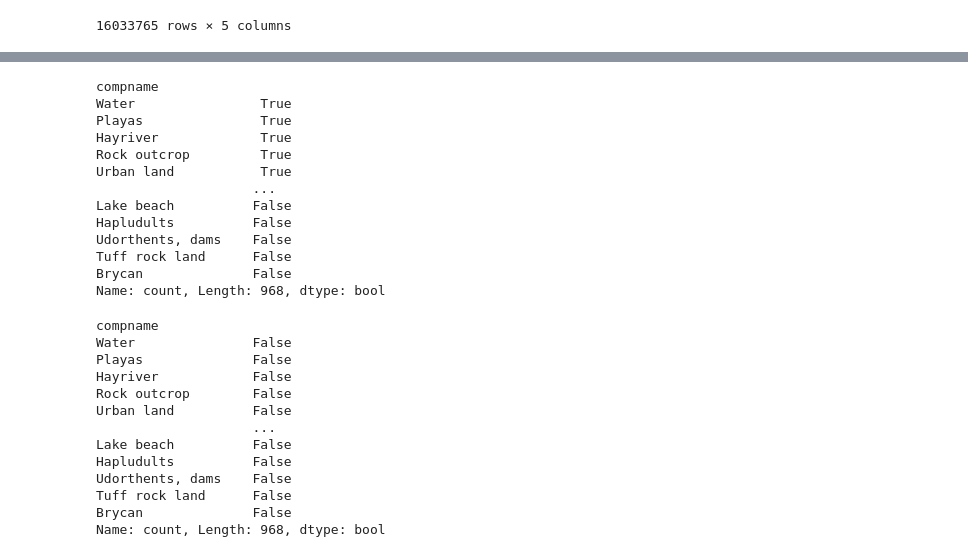
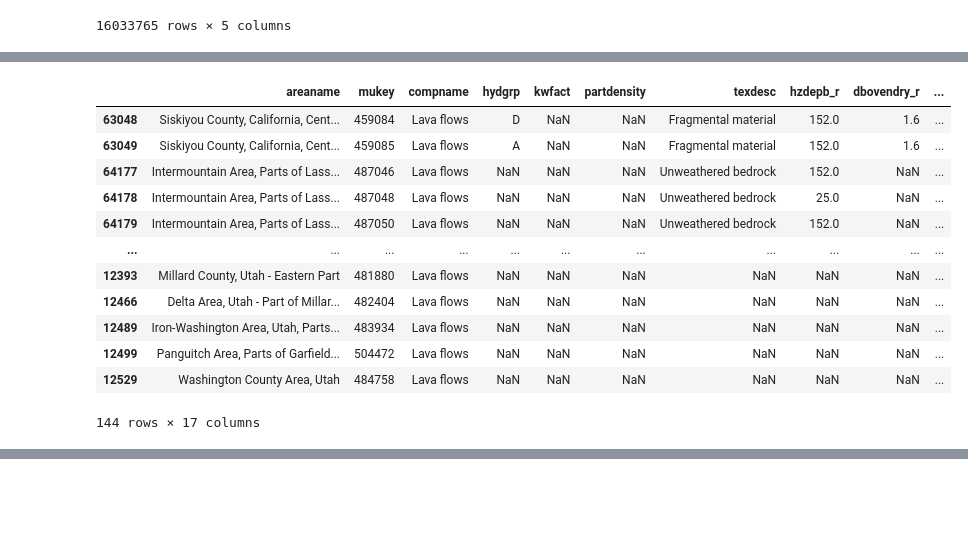
Before and after one commit to LucRSquared/pyagnps, a Jupyter notebook: notebooks/soil/survey_quality_control_cells_populated_soil_id_exists.ipynb, the cells around one changed output, grey strips where cells are left out. Cells and saved outputs as stored; diff of their text form; code cells hidden in the pictures; blank space fills up the shorter version.

Commit message:
exploring soils

```diff
--- a/notebooks/soil/survey_quality_control_cells_populated_soil_id_exists.ipynb
+++ b/notebooks/soil/survey_quality_control_cells_populated_soil_id_exists.ipynb
@@ -36,8 +36,8 @@ thucs = thucs.sort_values(by=["bbox_area_sqkm"], ascending=False)
 
 runlist = thucs['tophucid'].to_list()
 # %%
-soil_root_path =  Path('D:/AIMS/Datasets/Soil/DATABASE_POPULATION_TASKS/SDM_QUERY_AND_NITA_PROCESSING/ALL_US_v2_SSURGO_STATSGO2_RSS/')
-# soil_root_path = Path('../../inputs/soil/ALL_US_v2_SSURGO_STATSGO2_RSS/')
+# soil_root_path =  Path('D:/AIMS/Datasets/Soil/DATABASE_POPULATION_TASKS/SDM_QUERY_AND_NITA_PROCESSING/ALL_US_v2_SSURGO_STATSGO2_RSS/')
+soil_root_path = Path('../../inputs/soil/ALL_US_v2_SSURGO_STATSGO2_RSS/')
 # %%
 runlist = ['1809']
 # %% [markdown]
@@ -169,3 +182,24 @@ df_all_invalid[['compname']].value_counts().hvplot.hist()
+# %%
+df_raw_all.query(''' compname == "Lava flows" ''', inplace=False).loc[:,['areaname', 'mukey', 'compname', 'hydgrp', 'kwfact',
+                                                                   'partdensity', 'texdesc',
+                                                                  'hzdepb_r', 'dbovendry_r', 'claytotal_r', 'silttotal_r',
+                                                                  'sandtotal_r', 'sandvf_r', 'ksat_r',
+                                                                  'wthirdbar_r', 'wfifteenbar_r', 'comppct_r']]
+# df_raw_all
+# %% [output]
+|  | areaname | mukey | compname | hydgrp | kwfact | partdensity | texdesc | hzdepb_r | dbovendry_r | ... |
+| 63048 | Siskiyou County, California, Cent... | 459084 | Lava flows | D | NaN | NaN | Fragmental material | 152.0 | 1.6 | ... |
+| 63049 | Siskiyou County, California, Cent... | 459085 | Lava flows | A | NaN | NaN | Fragmental material | 152.0 | 1.6 | ... |
+| 64177 | Intermountain Area, Parts of Lass... | 487046 | Lava flows | NaN | NaN | NaN | Unweathered bedrock | 152.0 | NaN | ... |
+| 64178 | Intermountain Area, Parts of Lass... | 487048 | Lava flows | NaN | NaN | NaN | Unweathered bedrock | 25.0 | NaN | ... |
+| 64179 | Intermountain Area, Parts of Lass... | 487050 | Lava flows | NaN | NaN | NaN | Unweathered bedrock | 152.0 | NaN | ... |
+| ... | ... | ... | ... | ... | ... | ... | ... | ... | ... | ... |
+| 12393 | Millard County, Utah - Eastern Part | 481880 | Lava flows | NaN | NaN | NaN | NaN | NaN | NaN | ... |
+| 12466 | Delta Area, Utah - Part of Millar... | 482404 | Lava flows | NaN | NaN | NaN | NaN | NaN | NaN | ... |
+| 12489 | Iron-Washington Area, Utah, Parts... | 483934 | Lava flows | NaN | NaN | NaN | NaN | NaN | NaN | ... |
+| 12499 | Panguitch Area, Parts of Garfield... | 504472 | Lava flows | NaN | NaN | NaN | NaN | NaN | NaN | ... |
+| 12529 | Washington County Area, Utah | 484758 | Lava flows | NaN | NaN | NaN | NaN | NaN | NaN | ... |
+144 rows × 17 columns
 # %%
 import holoviews as hv
 hv.extension('bokeh')
@@ -197,34 +217,2 @@ import hvplot.pandas # noqa
-# %%
-value_counts > 10_000
-# %% [output]
-compname
-Water                True
-Playas               True
-Hayriver             True
-Rock outcrop         True
-Urban land           True
-                    ...
-Lake beach          False
-Hapludults          False
-Udorthents, dams    False
-Tuff rock land      False
-Brycan              False
-Name: count, Length: 968, dtype: bool
-# %%
-value_counts.isna()
-# %% [output]
-compname
-Water               False
-Playas              False
-Hayriver            False
-Rock outcrop        False
-Urban land          False
-                    ...
-Lake beach          False
-Hapludults          False
-Udorthents, dams    False
-Tuff rock land      False
-Brycan              False
-Name: count, Length: 968, dtype: bool
 # %%
 # data = hv.Table(value_counts[0:50], kdims=['a'], vdims=['c'])
```
Also changed, not shown: parts of 16 cells of this notebook, 1 other file.
